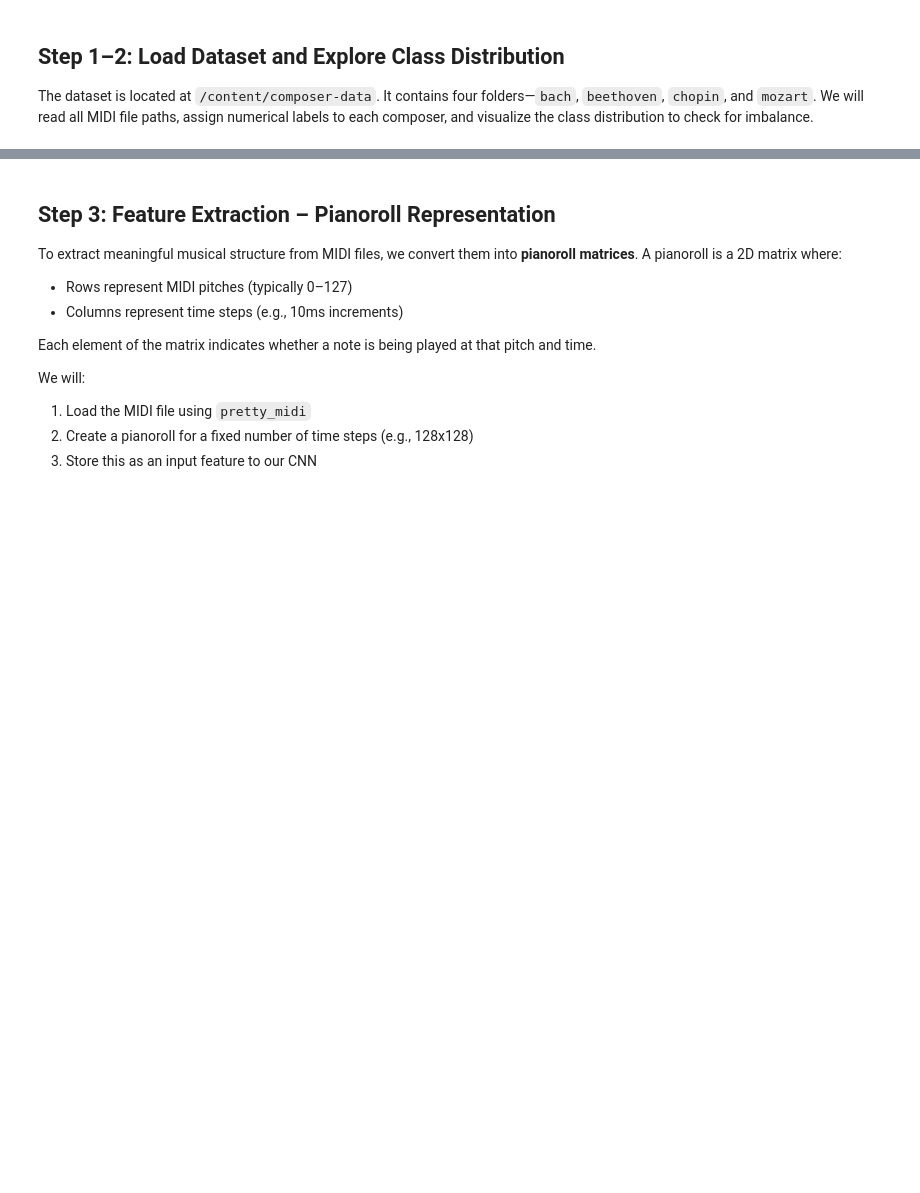
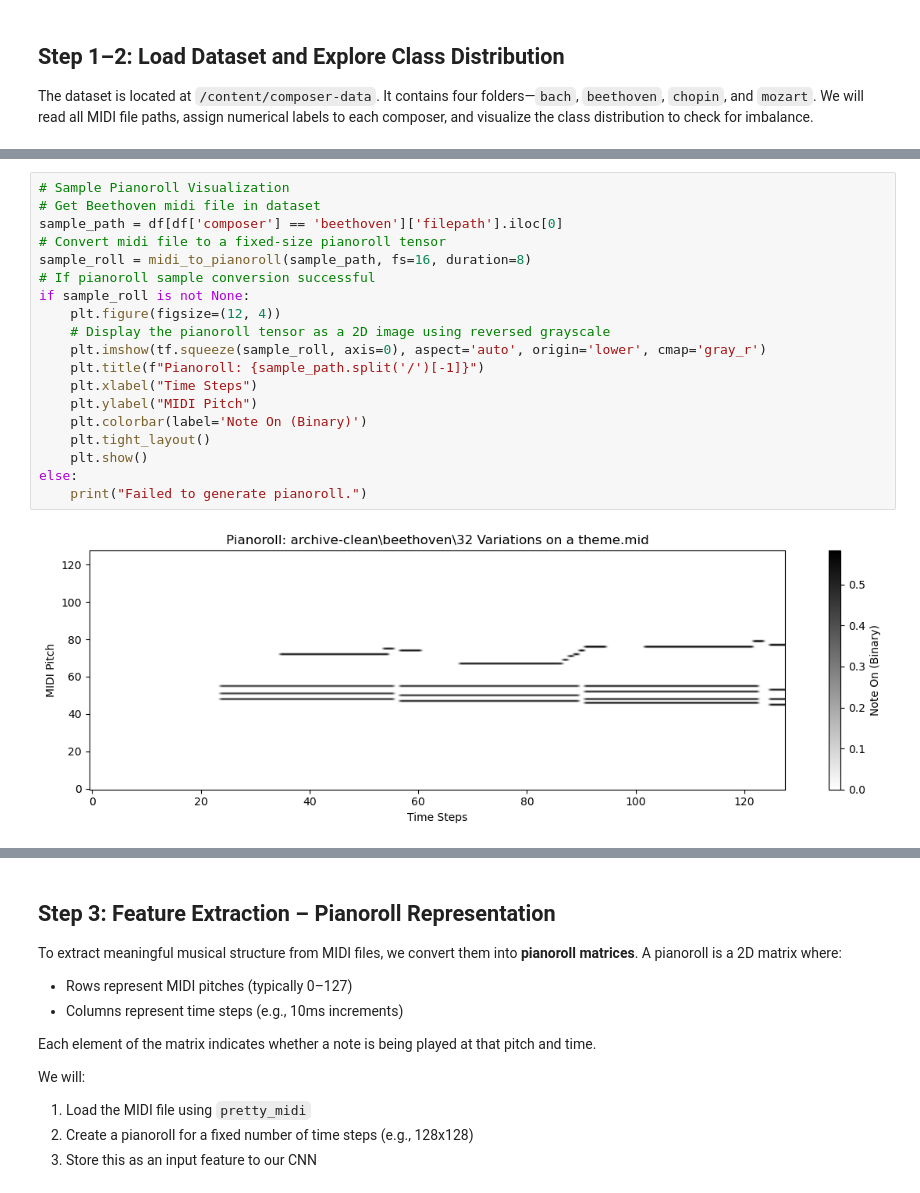
Before and after one commit to apadin-repo/AAI-511-04-Group-3, a Jupyter notebook: Christopher-AAI-511-Final-Project-2.ipynb, the cells around one changed output, grey strips where cells are left out. Cells and saved outputs as stored; diff of their text form; blank space fills up the shorter version.

```diff
--- a/Christopher-AAI-511-Final-Project-2.ipynb
+++ b/Christopher-AAI-511-Final-Project-2.ipynb
@@ -49,0 +155,21 @@ df.head()
+# %%
+# Sample Pianoroll Visualization
+# Get Beethoven midi file in dataset
+sample_path = df[df['composer'] == 'beethoven']['filepath'].iloc[0]
+# Convert midi file to a fixed-size pianoroll tensor
+sample_roll = midi_to_pianoroll(sample_path, fs=16, duration=8)
+# If pianoroll sample conversion successful
+if sample_roll is not None:
+    plt.figure(figsize=(12, 4))
+    # Display the pianoroll tensor as a 2D image using reversed grayscale
+    plt.imshow(tf.squeeze(sample_roll, axis=0), aspect='auto', origin='lower', cmap='gray_r')
+    plt.title(f"Pianoroll: {sample_path.split('/')[-1]}")
+    plt.xlabel("Time Steps")
+    plt.ylabel("MIDI Pitch")
+    plt.colorbar(label='Note On (Binary)')
+    plt.tight_layout()
+    plt.show()
+else:
+    print("Failed to generate pianoroll.")
+# %% [output]
+[figure, added]
```
Also changed, not shown: parts of 23 cells of this notebook.
